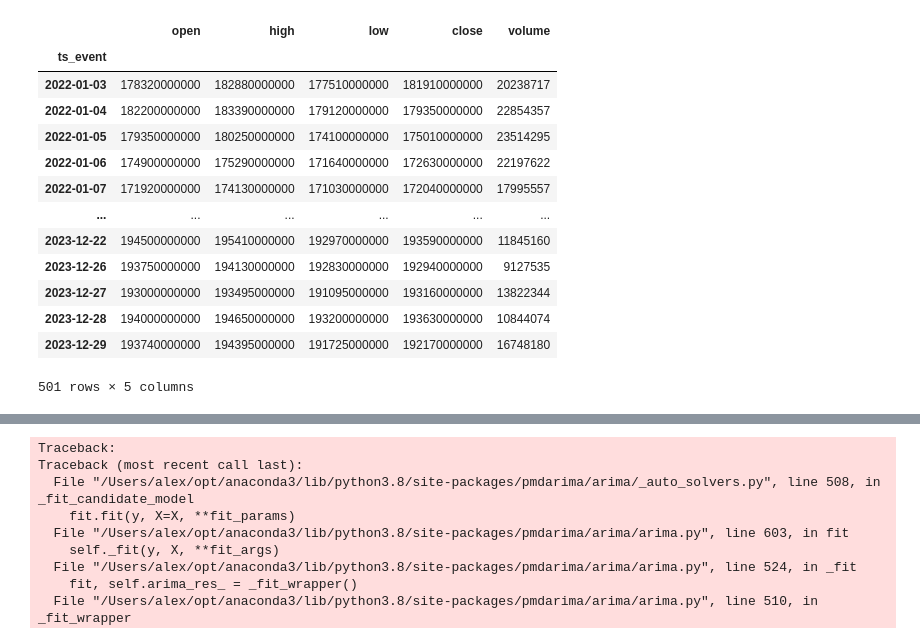
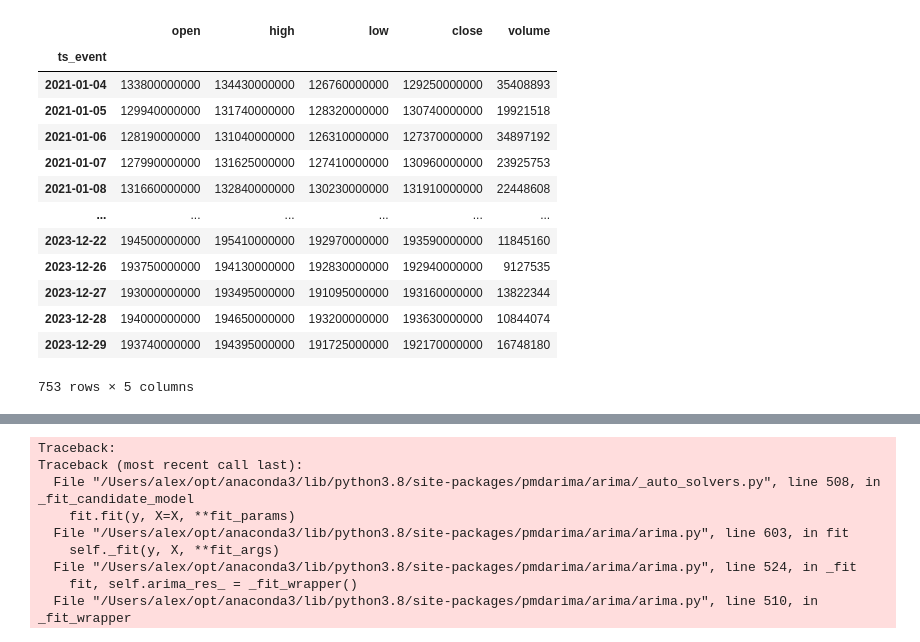
Before and after one commit to paulfav/ts_forecasting, a Jupyter notebook: ARMA_ARRIMA.ipynb, the cells around one changed output, grey strips where cells are left out. Cells and saved outputs as stored; diff of their text form; code cells hidden in the pictures.

```diff
--- a/ARMA_ARRIMA.ipynb
+++ b/ARMA_ARRIMA.ipynb
@@ -1,33 +1,33 @@
 # %%
 import yfinance as yf
 import pandas as pd
 from datetime import datetime, timedelta
 import statsmodels.api as sm
 import pandas as pd
 
 tickerSymbol = 'SPY'
 
 data = pd.read_csv("data_stocks/AAPL.csv")
 
 data.index = pd.to_datetime(data["ts_event"])
 data.drop(columns = "ts_event", inplace=True)
 
 #### un an
-data = data[(data.index >=  "2022-01-01") & (data.index <  "2024-01-01")]
+data = data[(data.index >=  "2021-01-01") & (data.index <  "2024-01-01")]
 
 display(data)
 # %% [output]
 |  | open | high | low | close | volume |
 | ts_event |  |  |  |  |  |
-| 2022-01-03 | 178320000000 | 182880000000 | 177510000000 | 181910000000 | 20238717 |
-| 2022-01-04 | 182200000000 | 183390000000 | 179120000000 | 179350000000 | 22854357 |
-| 2022-01-05 | 179350000000 | 180250000000 | 174100000000 | 175010000000 | 23514295 |
-| 2022-01-06 | 174900000000 | 175290000000 | 171640000000 | 172630000000 | 22197622 |
-| 2022-01-07 | 171920000000 | 174130000000 | 171030000000 | 172040000000 | 17995557 |
+| 2021-01-04 | 133800000000 | 134430000000 | 126760000000 | 129250000000 | 35408893 |
+| 2021-01-05 | 129940000000 | 131740000000 | 128320000000 | 130740000000 | 19921518 |
+| 2021-01-06 | 128190000000 | 131040000000 | 126310000000 | 127370000000 | 34897192 |
+| 2021-01-07 | 127990000000 | 131625000000 | 127410000000 | 130960000000 | 23925753 |
+| 2021-01-08 | 131660000000 | 132840000000 | 130230000000 | 131910000000 | 22448608 |
 | ... | ... | ... | ... | ... | ... |
 | 2023-12-22 | 194500000000 | 195410000000 | 192970000000 | 193590000000 | 11845160 |
 | 2023-12-26 | 193750000000 | 194130000000 | 192830000000 | 192940000000 | 9127535 |
 | 2023-12-27 | 193000000000 | 193495000000 | 191095000000 | 193160000000 | 13822344 |
 | 2023-12-28 | 194000000000 | 194650000000 | 193200000000 | 193630000000 | 10844074 |
 | 2023-12-29 | 193740000000 | 194395000000 | 191725000000 | 192170000000 | 16748180 |
-501 rows × 5 columns
+753 rows × 5 columns
```
Also changed, not shown: parts of 4 cells of this notebook.
